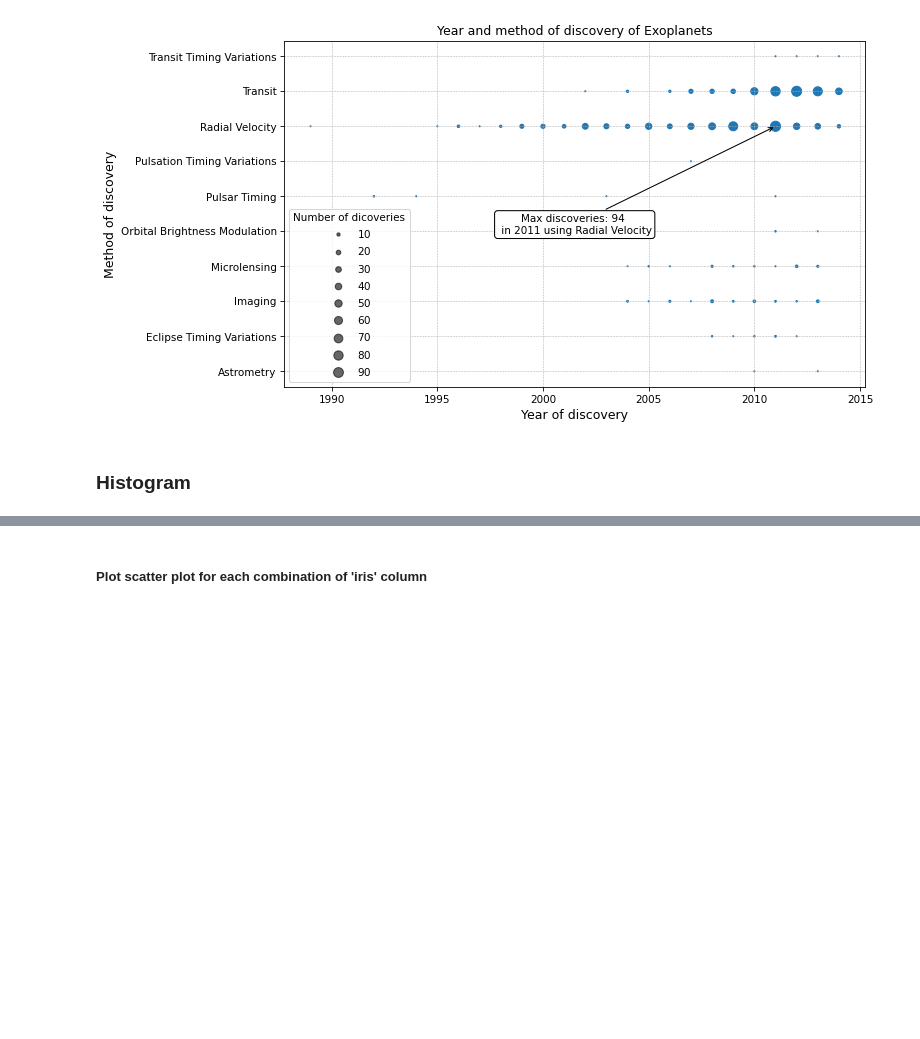
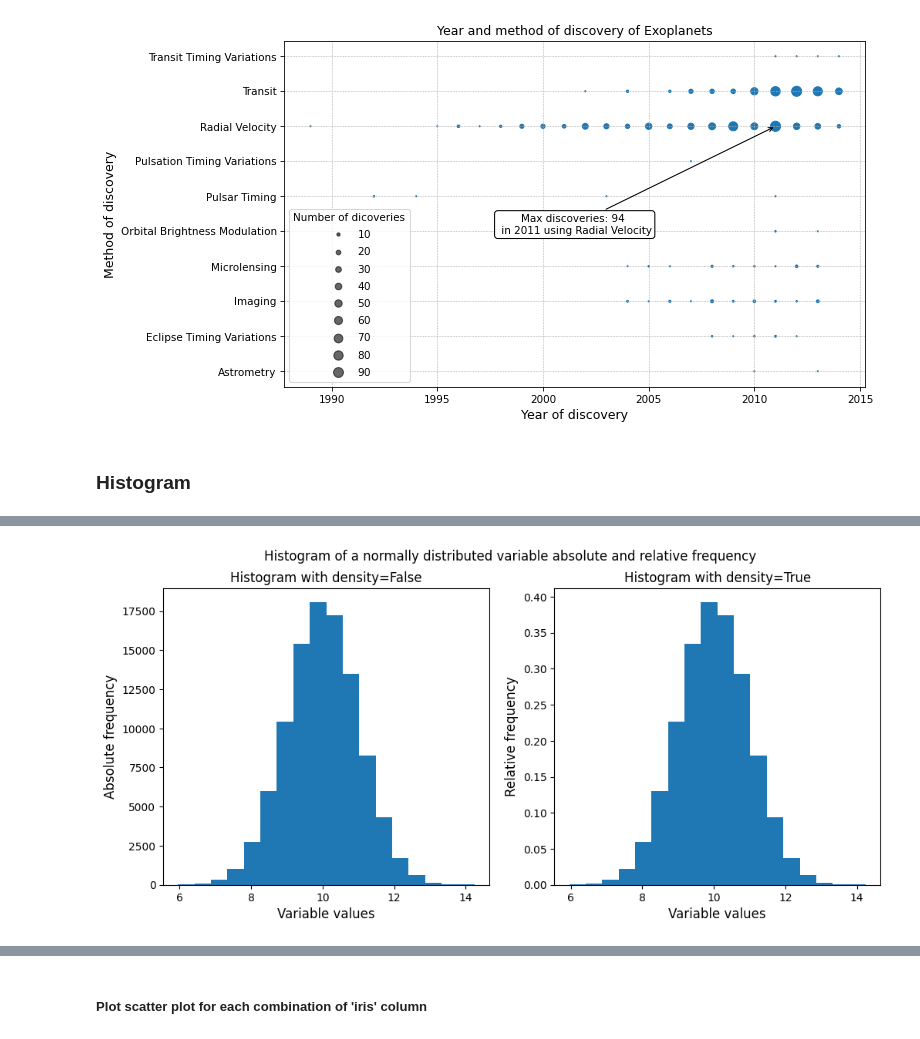
Before and after one commit to przemekbil/FoDA_2021, a Jupyter notebook: pyplot.ipynb, the cells around one changed output, grey strips where cells are left out. Saved outputs shown, nothing was run; the diff lists cells and outputs as text; code cells hidden in the pictures; blank space fills up the shorter version.

Commit message:
Histogram example added

```diff
--- a/pyplot.ipynb
+++ b/pyplot.ipynb
@@ -443,0 +448,41 @@ plt.show()
+# %%
+# Reset Matplotlib style back to default, as per:
+# https://stackoverflow.com/questions/26413185/how-to-recover-matplotlib-defaults-after-setting-stylesheet
+mpl.rcParams.update(mpl.rcParamsDefault)
+
+fig, (ax1, ax2) = plt.subplots(1,2, figsize=(12,5))
+
+
+fig.suptitle("Histogram of a normally distributed variable absolute and relative frequency")
+
+# Number of points
+n=100000
+
+# Random, normally distributed variable
+x = np.random.normal(10,1,n)
+
+# Calculate number of Histogram bins using Sturge’s Rule
+# as per: https://www.statisticshowto.com/choose-bin-sizes-statistics/
+n_bins = int(1 + np.round( 3.322 * np.log10(n) ))
+
+ax1.set_title('Histogram with density=False')
+
+# create a histogram on the Axes
+n, bins, patches = ax1.hist(x, n_bins, density=False)
+
+# Set the labels on the Axis
+ax1.set_xlabel('Variable values', fontsize=12)
+ax1.set_ylabel('Absolute frequency', fontsize=12)
+
+
+ax2.set_title('Histogram with density=True')
+# create a histogram on the Axes
+n, bins, patches = ax2.hist(x, n_bins, density=True)
+
+# Set the labels on the Axis
+ax2.set_xlabel('Variable values', fontsize=12)
+ax2.set_ylabel('Relative frequency', fontsize=12)
+
+plt.show()
+# %% [output]
+[figure, added]
```
Also changed, not shown: parts of 3 cells of this notebook.
